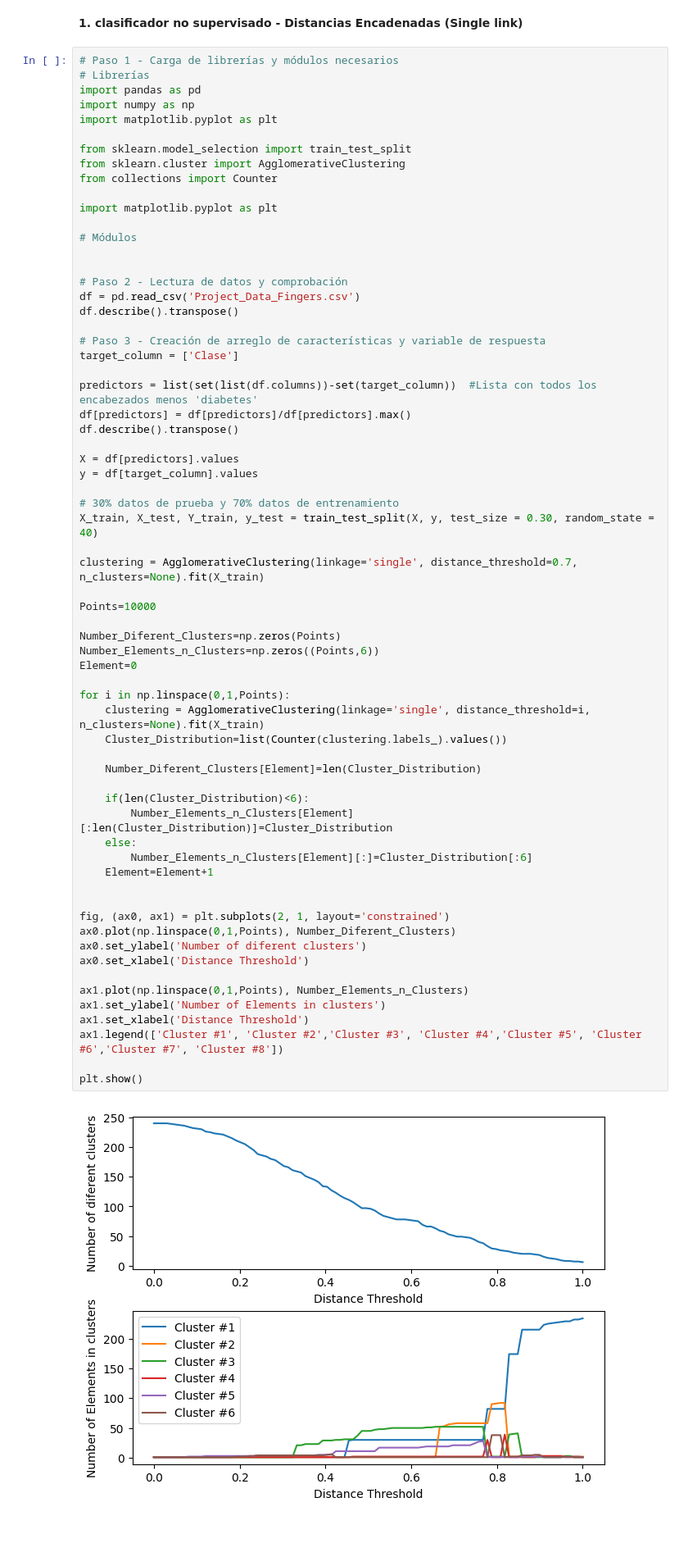
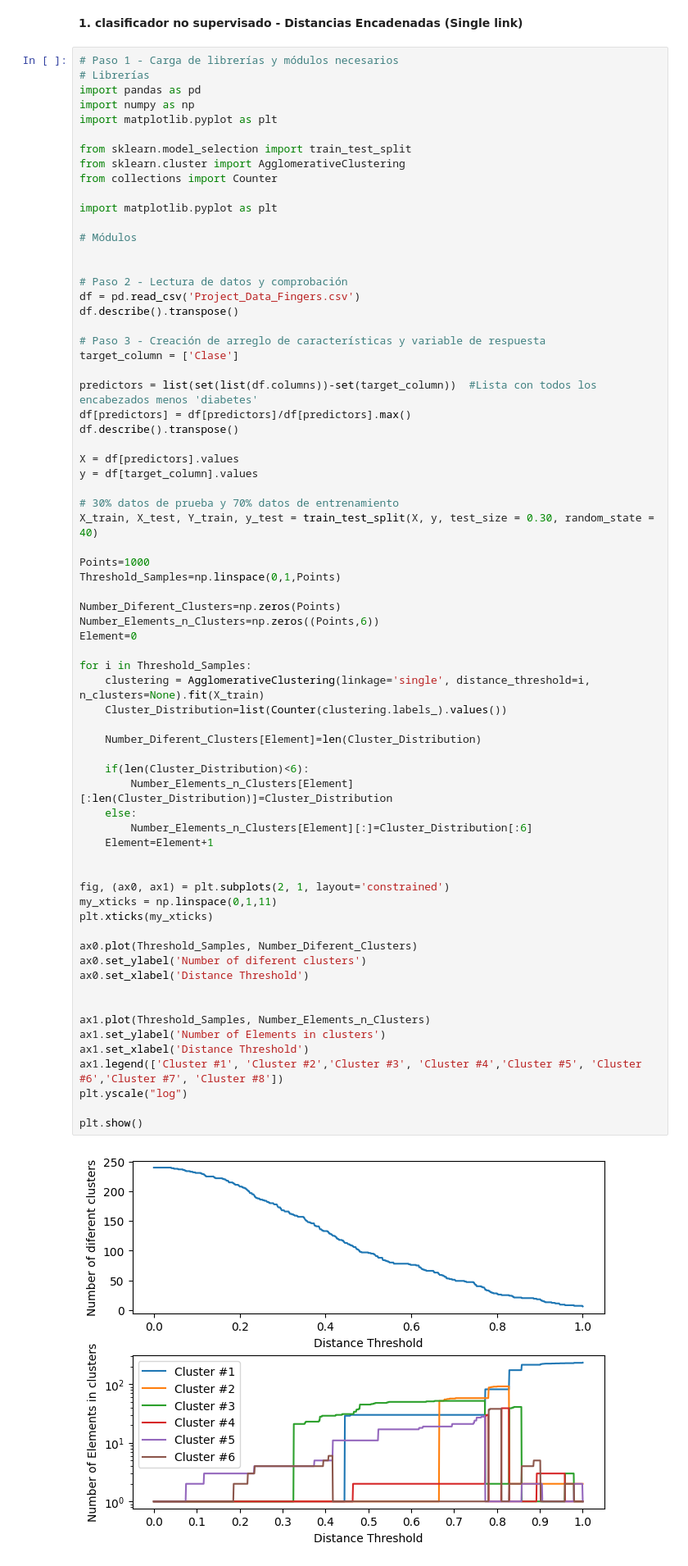
Before and after one commit to KouzouAkizuki/Tecnicas-de-IA---2024-I, a Jupyter notebook: Talleres/Taller 7/Taller 7.ipynb, the cells around one changed output. Shown at 82% size. Saved outputs shown, nothing was run; the diff lists cells and outputs as text; blank space fills up the shorter version.

```diff
--- a/Talleres/Taller 7/Taller 7.ipynb
+++ b/Talleres/Taller 7/Taller 7.ipynb
@@ -41,37 +41,41 @@ y = df[target_column].values
 # 30% datos de prueba y 70% datos de entrenamiento
 X_train, X_test, Y_train, y_test = train_test_split(X, y, test_size = 0.30, random_state = 40)
 
-clustering = AgglomerativeClustering(linkage='single', distance_threshold=0.7, n_clusters=None).fit(X_train)
-
-Points=10000
+Points=1000
+Threshold_Samples=np.linspace(0,1,Points)
 
 Number_Diferent_Clusters=np.zeros(Points)
 Number_Elements_n_Clusters=np.zeros((Points,6))
 Element=0
 
-for i in np.linspace(0,1,Points):
+for i in Threshold_Samples:
     clustering = AgglomerativeClustering(linkage='single', distance_threshold=i, n_clusters=None).fit(X_train)
     Cluster_Distribution=list(Counter(clustering.labels_).values())
 
     Number_Diferent_Clusters[Element]=len(Cluster_Distribution)
 
     if(len(Cluster_Distribution)<6):
         Number_Elements_n_Clusters[Element][:len(Cluster_Distribution)]=Cluster_Distribution
     else:
         Number_Elements_n_Clusters[Element][:]=Cluster_Distribution[:6]
     Element=Element+1
 
 
 fig, (ax0, ax1) = plt.subplots(2, 1, layout='constrained')
-ax0.plot(np.linspace(0,1,Points), Number_Diferent_Clusters)
+my_xticks = np.linspace(0,1,11)
+plt.xticks(my_xticks)
+
+ax0.plot(Threshold_Samples, Number_Diferent_Clusters)
 ax0.set_ylabel('Number of diferent clusters')
 ax0.set_xlabel('Distance Threshold')
 
-ax1.plot(np.linspace(0,1,Points), Number_Elements_n_Clusters)
+
+ax1.plot(Threshold_Samples, Number_Elements_n_Clusters)
 ax1.set_ylabel('Number of Elements in clusters')
 ax1.set_xlabel('Distance Threshold')
 ax1.legend(['Cluster #1', 'Cluster #2','Cluster #3', 'Cluster #4','Cluster #5', 'Cluster #6','Cluster #7', 'Cluster #8'])
+plt.yscale("log")
 
 plt.show()
 # %% [output]
-[figure, old version]
+[figure, new version]
```
Also changed, not shown: parts of 8 cells of this notebook, 1 other file.
